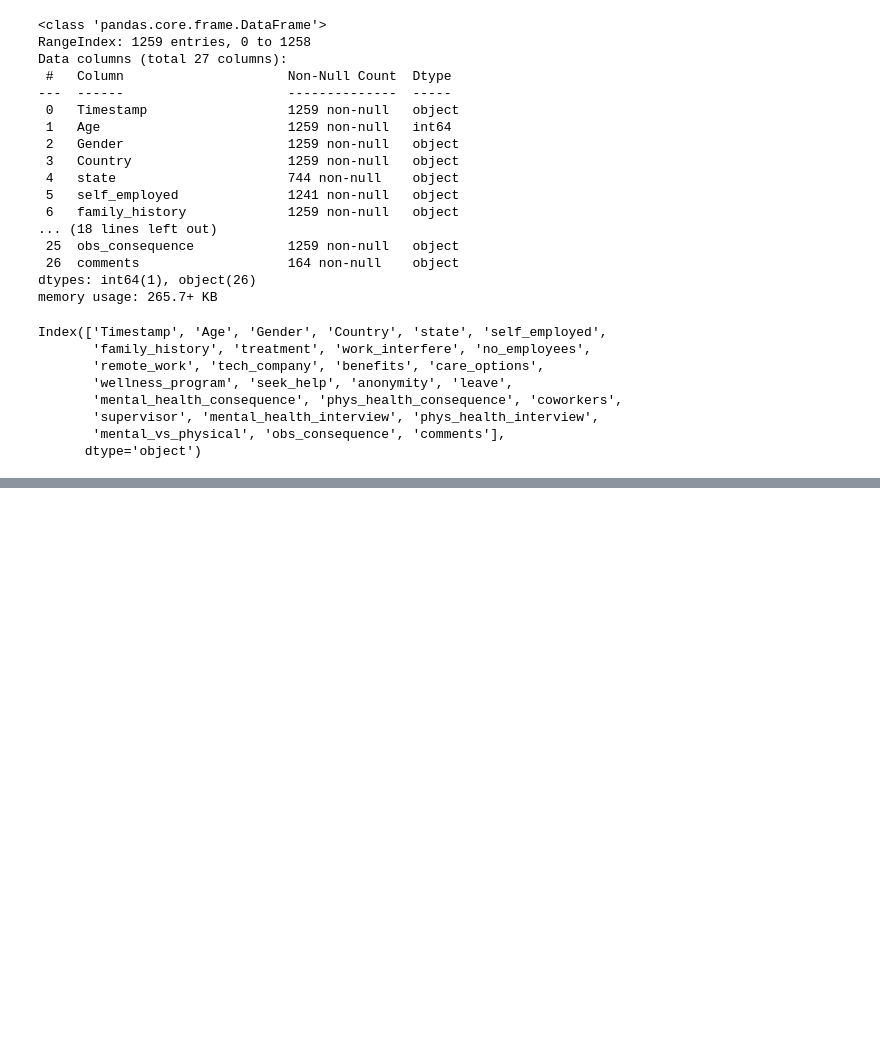
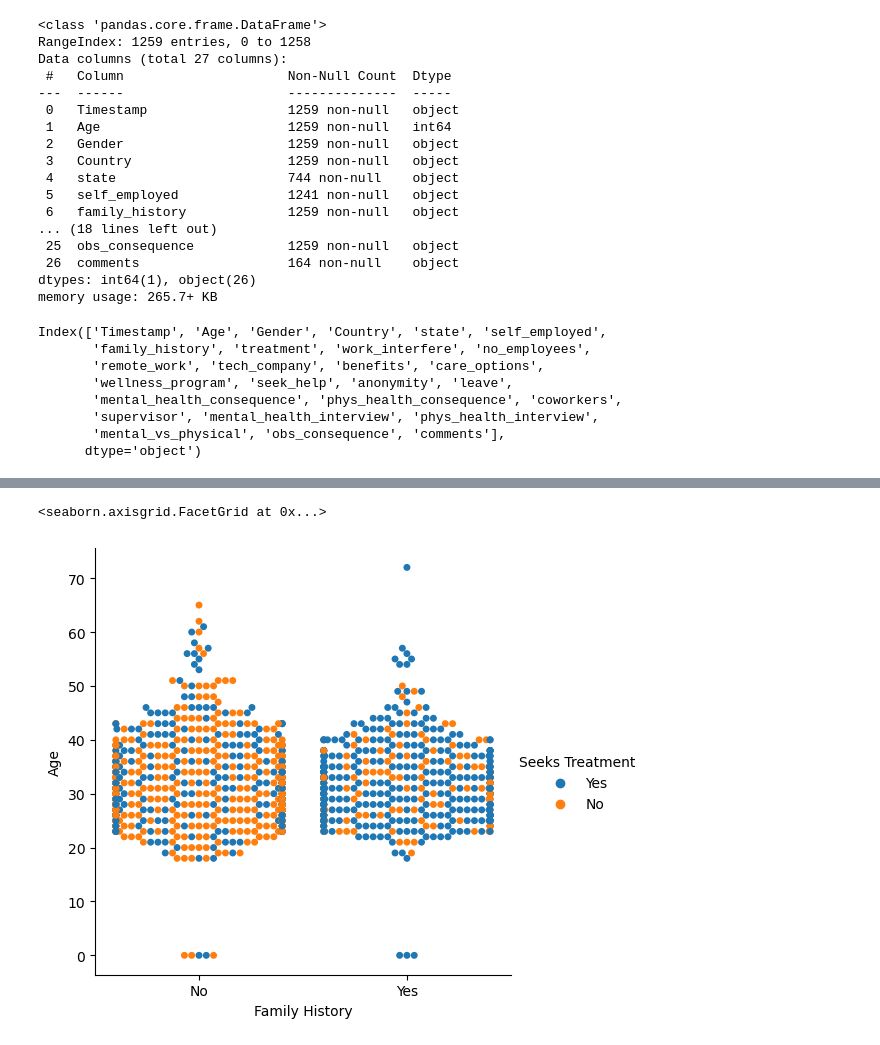
Before and after one commit to stephanieesamperio/Project3, a Jupyter notebook: mentalhealth.ipynb, the cells around one changed output, grey strips where cells are left out. Saved outputs shown, nothing was run; the diff lists cells and outputs as text; code cells hidden in the pictures; blank space fills up the shorter version.

```diff
--- a/mentalhealth.ipynb
+++ b/mentalhealth.ipynb
@@ -109,0 +159,7 @@ mental_health_assistance_df.head()
+# %%
+#creating new csv for mai's research question
+mai_df = new_wp_mentalhealth_df.drop(['Timestamp', 'Country', '# of Employees', 'Help Resources',
+                                     'Mental Health Consequence', 'Physical Health Consequence',
+                                     'Mental Health Interview', 'Physical Health Interview',
+                                     'Mental v. Physical'],axis=1)
+mai_df.head()
@@ -109,0 +175,5 @@ mental_health_assistance_df.head()
+# %%
+sns.catplot(data=mai_df, x="Family History", y=("Age"), hue = "Seeks Treatment" , kind ="swarm")
+# %% [output]
+<seaborn.axisgrid.FacetGrid at 0x...>
+[figure, added]
```
Also changed, not shown: parts of 23 cells of this notebook, 5 other files.
